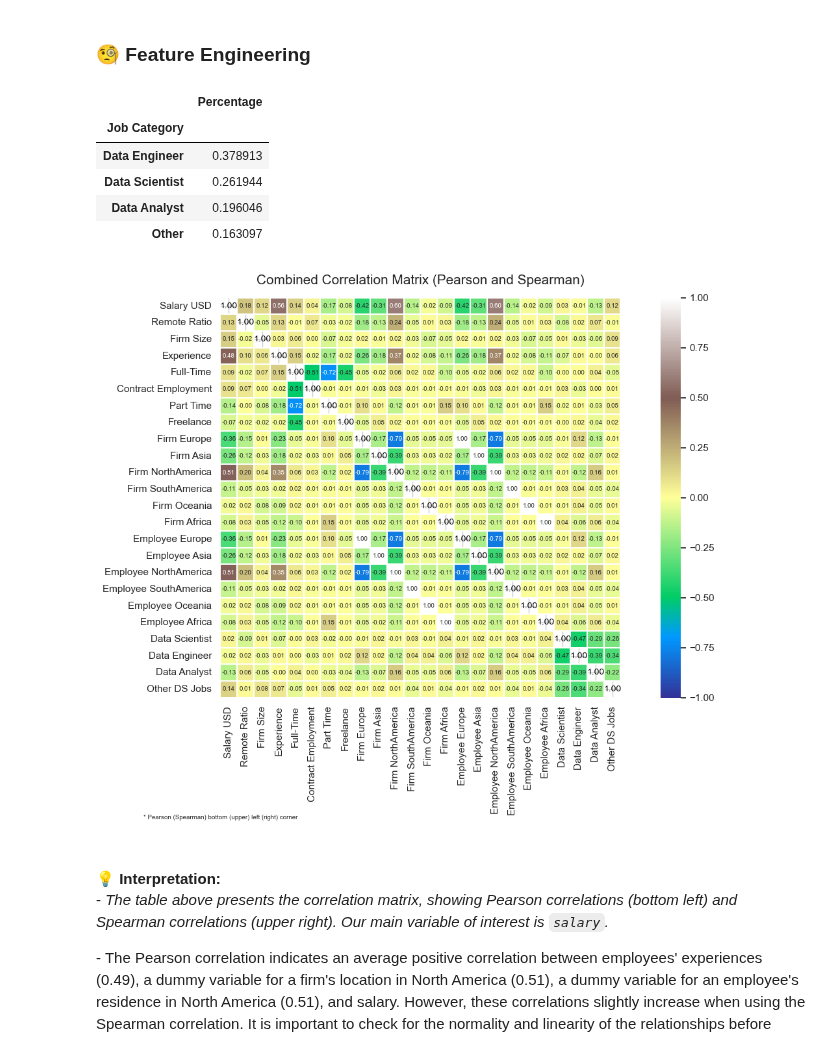
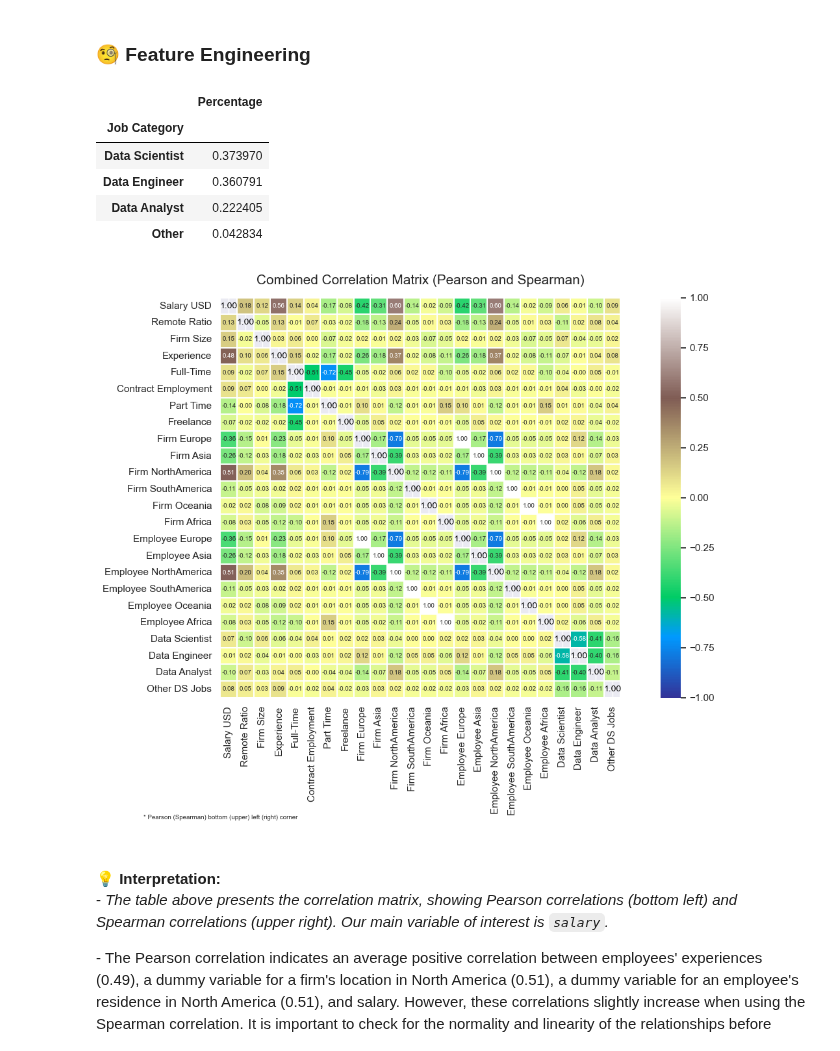
Before and after one commit to akramkhal/KaggleProjects, a Jupyter notebook: DataScieSalary/ds_salary.ipynb.ipynb, the cells around one changed output. Cells and saved outputs as stored; diff of their text form; code cells hidden in the pictures.

```diff
--- a/DataScieSalary/ds_salary.ipynb.ipynb
+++ b/DataScieSalary/ds_salary.ipynb.ipynb
@@ -324,34 +325,39 @@ type_bin = encoder.fit_transform(raw_data['continent_employ'])
 raw_data = pd.concat([raw_data, type_bin], axis=1)
 # %%
 # Segregate job titles into Data Scientist, Analyst and Engineer
+# Initialize the stemmer
+stemmer = SnowballStemmer(language="english")
+
 def categ_job_title(title):
     title_lower = title.lower()
-    if 'data scientist' in title_lower:
+    stemmed_title = ' '.join([stemmer.stem(word) for word in title_lower.split()])
+
+    if 'scientist' in stemmed_title or 'scienc' in stemmed_title:
         return 'Data Scientist'
-    elif 'data analyst' in title_lower or 'analyst' in title_lower:
+    elif 'analyst' in stemmed_title or 'analysi' in stemmed_title or 'analyt' in stemmed_title:
         return 'Data Analyst'
-    elif 'data engineer' in title_lower or 'engineer' in title_lower:
+    elif 'engineer' in stemmed_title or 'engin' in stemmed_title:
         return 'Data Engineer'
     else:
         return 'Other'
 
 raw_data['job_category'] = raw_data['job_title'].apply(categ_job_title)
 job_category = raw_data['job_category'].value_counts(normalize=True).to_frame()
 job_category = job_category.rename_axis('Job Category', axis = 'index')
 job_category.columns = ['Percentage']
 display(job_category)
 
 # Encode the variable
 encode = ce.OneHotEncoder('job_category', use_cat_names=True)
 type_bin = encoder.fit_transform(raw_data['job_category'])
 raw_data = pd.concat([raw_data, type_bin], axis=1)
 # %% [output]
 |  | Percentage |
 | Job Category |  |
-| Data Engineer | 0.378913 |
-| Data Scientist | 0.261944 |
-| Data Analyst | 0.196046 |
-| Other | 0.163097 |
+| Data Scientist | 0.373970 |
+| Data Engineer | 0.360791 |
+| Data Analyst | 0.222405 |
+| Other | 0.042834 |
 # %%
 # Let's create correlation matrix
 def combined_heatmap_corr(data, list_columns, title=None):
@@ -440,7 +446,7 @@ combined_heatmap_corr(
     title='Combined Correlation Matrix (Pearson and Spearman)'
 )
 # %% [output]
-[figure, old version]
+[figure, new version]
 # %% [markdown]
 <h4 style="margin-bottom: 0;">💡 Interpretation:</h4>
 <p>
```
Also changed, not shown: parts of 5 cells of this notebook.
